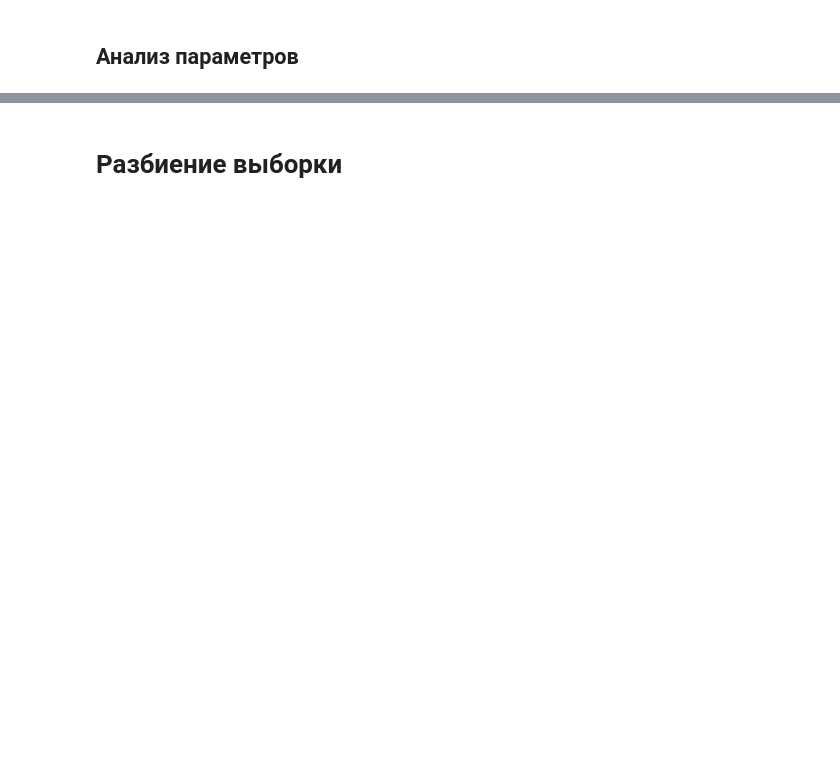
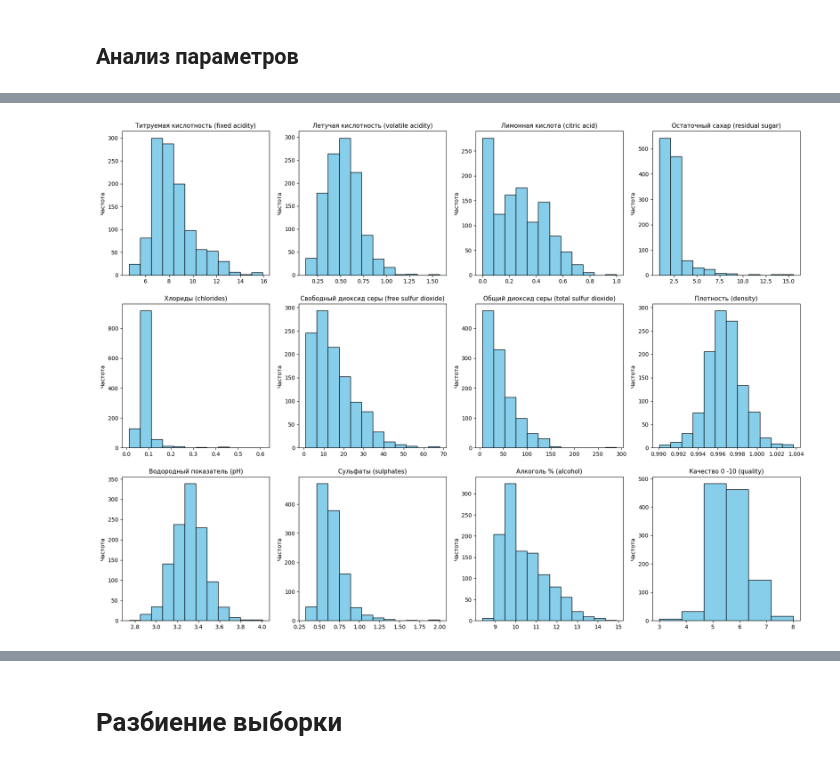
Before and after one commit to olesya1119/ML, a Jupyter notebook: lab3/notebook.ipynb, the cells around one changed output, grey strips where cells are left out. Drawn from its saved outputs; the diff is of its cells as text; code cells hidden in the pictures; blank space fills up the shorter version.

```diff
--- a/lab3/notebook.ipynb
+++ b/lab3/notebook.ipynb
@@ -40,10 +40,10 @@
 import pandas as pd
 import matplotlib.pyplot as plt
 import kagglehub
-from mlxtend.preprocessing import TransactionEncoder
-import seaborn as sns
-import networkx as nx
-from mlxtend.frequent_patterns import apriori, association_rules, fpgrowth
+import seaborn as sb
+from sklearn.model_selection import train_test_split
+import numpy as np
+from sklearn.preprocessing import StandardScaler
 import math
 import scipy.stats as stats
 
@@ -55,5 +55,6 @@ df = kagglehub.dataset_load(
   file_path,
 )
 
-print(df.head())
+df = df.drop(columns=["Id"]) # Убираю id записи, не понадобится
+display(df.head())
 # %% [output]
@@ -417,0 +69,56 @@ print_stats(df, "quality", 5)
+# %%
+n = df.shape[0]
+k = int(math.ceil(1 + math.log2(n)))
+
+translate = {
+    "fixed acidity" : "Титруемая кислотность (fixed acidity)",
+    "volatile acidity" : "Летучая кислотность (volatile acidity)",
+    "citric acid" : "Лимонная кислота (citric acid)",
+    "residual sugar" : "Остаточный сахар (residual sugar)",
+    "chlorides" : "Хлориды (chlorides)",
+    "free sulfur dioxide" : "Свободный диоксид серы (free sulfur dioxide)",
+    "total sulfur dioxide" : "Общий диоксид серы (total sulfur dioxide)",
+    "density" : "Плотность (density)",
+    "pH" : "Водородный показатель (pH)",
+    "sulphates" : "Сульфаты (sulphates)",
+    "alcohol" : "Алкоголь % (alcohol)",
+    "quality" : "Качество 0 -10 (quality)"
+}
+
+features = df.columns
+fig, axes = plt.subplots(3, 4, figsize=(22, 16))
+axes = axes.flatten()
+
+stat = {
+    "Признак": [], "Среднее": [], "Медиана": [], "Мода": [], "Минимум": [], "Максимум": [],
+    "Стандартное отклонение": [], "Дисперсия": [], "Асимметрия": [], "Эксцесс": [], "Квантили (25%, 50%, 75%)": [],
+    "Оценка нормальности распредления (тест Колмагорова-Смирнова)": []
+    }
+
+for i, feature in enumerate(features):
+    ks_test = stats.kstest(df[feature], 'norm', args=(df[feature].mean(), df[feature].std()))
+
+    # Собируем статистику
+    stat["Признак"].append(translate[feature])
+    stat["Среднее"].append(round(df[feature].mean(), 2))
+    stat["Медиана"].append(round(df[feature].median(), 2))
+    stat["Мода"].append(round(df[feature].mode()[0], 2))
+    stat["Минимум"].append(round(df[feature].min(), 2))
+    stat["Максимум"].append(round(df[feature].max(), 2))
+    stat["Стандартное отклонение"].append(round(df[feature].std(), 2))
+    stat["Дисперсия"].append(round(df[feature].var(), 2))
+    stat["Асимметрия"].append(round(df[feature].skew(), 2))
+    stat["Эксцесс"].append(round(df[feature].kurtosis(), 2))
+    stat["Квантили (25%, 50%, 75%)"].append(df[feature].quantile([0.25, 0.5, 0.75]).to_dict())
+    stat["Оценка нормальности распредления (тест Колмагорова-Смирнова)"].append(f"p={ks_test.pvalue:.3e} → {interpret_pvalue(ks_test.pvalue)}")
+
+
+    # Строим гистограммы для всех признаков
+    k_ = k if feature != "quality" else 6
+    axes[i].hist(df[feature], bins=k_, edgecolor='black', color='skyblue')
+    axes[i].set_title(translate[feature], fontsize=11)
+    axes[i].set_xlabel("")
+    axes[i].set_ylabel("Частота")
+
+display(pd.DataFrame(stat))
+# %% [output]
@@ -417,0 +138 @@ print_stats(df, "quality", 5)
+[figure, added]
```
Also changed, not shown: parts of 35 cells of this notebook, 3 other files.
